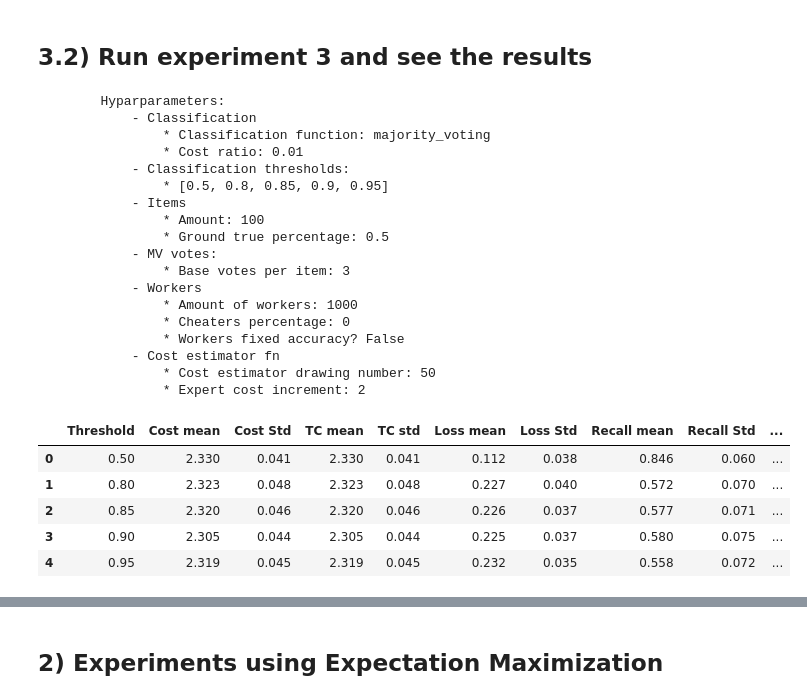
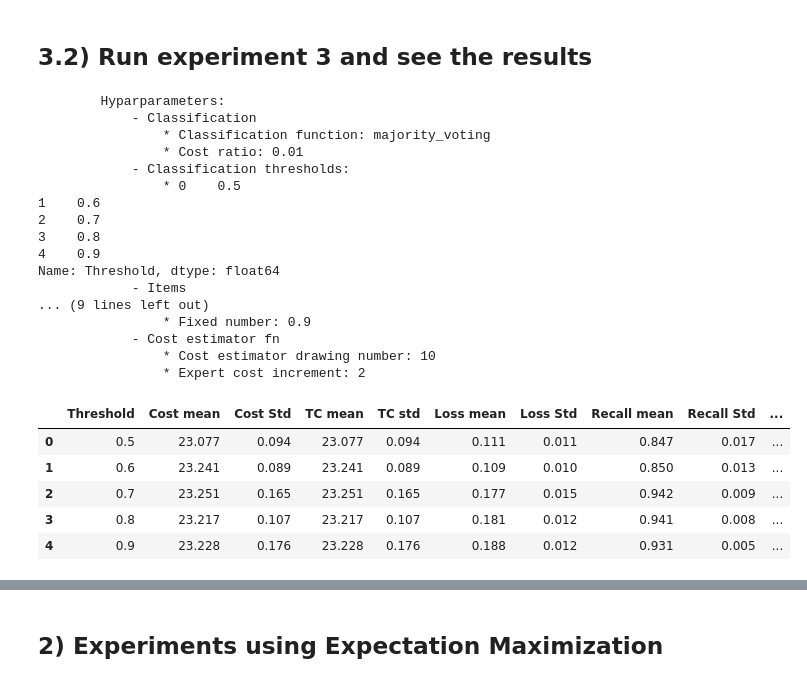
Before and after one commit to pmaglione/classification_model, a Jupyter notebook: main_algorithm_with_experiments.ipynb, the cells around one changed output, grey strips where cells are left out. Drawn from its saved outputs; the diff is of its cells as text; code cells hidden in the pictures.

```diff
--- a/main_algorithm_with_experiments.ipynb
+++ b/main_algorithm_with_experiments.ipynb
@@ -86,28 +87,28 @@ To toggle on/off the raw code, click <a href="javascript:code_toggle()">here</a>
 # %%
 #main
 cf = majority_voting
-cr = .01 #ratio 1:100
+#cr = .01 #ratio 1:100 #evaluate multiple crs
 base_votes_per_item = 3
 
 #cost estimator
-drawing_simulations_amount = 50
+drawing_simulations_amount = 10
 expert_cost_increment = 2
 
 #crowd
-workers_num = 1000
+workers_num = 1000 #fixed number
 z = 0 #% cheaters
-base_workers_acc = .8
+base_workers_acc = .5
 fixed_acc = False
 fixed_workers_acc = .9
 
 
 #ground truth
-items_num = 100
+items_num = 1000
 data_true_percentage = .5
 
 #experiment
-iterations_per_ct = 50
-cts = [.5, .8, .85, .9, .95] #classification thresholds
+iterations_per_ct = 10
+cts = [.5, .6, .7, .8, .9] #classification thresholds
 # %%
 columns = ["Cost mean","Cost Std", "TC mean", "TC std", "Loss mean", "Loss Std", "Recall mean", "Recall Std", "Precision mean", "Precision Std"]
 pdColumns = ["Threshold"] + columns
@@ -564,34 +604,33 @@ def run_experiment_3():
 # %% [markdown]
 ## 3.2) Run experiment 3 and see the results
 # %%
-alg_utils.print_hyperparameters(cf, cr,base_votes_per_item, drawing_simulations_amount, expert_cost_increment, workers_num, z, fixed_acc, items_num, data_true_percentage, iterations_per_ct, cts)
+alg_utils.print_hyperparameters(cf, cr,base_votes_per_item, drawing_simulations_amount, expert_cost_increment, workers_num, z, fixed_acc, base_workers_acc, fixed_workers_acc, items_num, data_true_percentage, iterations_per_ct, cts)
 results_mv_break_tie = run_experiment_3()
 
 #table
-pd.DataFrame(results_mv_break_tie, columns=pdColumns).to_csv('results/mv_break_tie.csv', index=False)
+pd.DataFrame(results_mv_break_tie, columns=pdColumns).to_csv('results/mv_break_tie_it10_cr01.csv', index=False)
 pd.DataFrame(results_mv_break_tie, columns=pdColumns)
 # %% [output]
         Hyparparameters:
             - Classification
                 * Classification function: majority_voting
                 * Cost ratio: 0.01
             - Classification thresholds:
-                * [0.5, 0.8, 0.85, 0.9, 0.95]
+                * 0    0.5
+1    0.6
+2    0.7
+3    0.8
+4    0.9
+Name: Threshold, dtype: float64
             - Items
-                * Amount: 100
-                * Ground true percentage: 0.5
-            - MV votes:
-                * Base votes per item: 3
-            - Workers
-                * Amount of workers: 1000
-                * Cheaters percentage: 0
-                * Workers fixed accuracy? False
+... (9 lines left out)
+                * Fixed number: 0.9
             - Cost estimator fn
-                * Cost estimator drawing number: 50
+                * Cost estimator drawing number: 10
                 * Expert cost increment: 2
 |  | Threshold | Cost mean | Cost Std | TC mean | TC std | Loss mean | Loss Std | Recall mean | Recall Std | ... |
-| 0 | 0.50 | 2.330 | 0.041 | 2.330 | 0.041 | 0.112 | 0.038 | 0.846 | 0.060 | ... |
-| 1 | 0.80 | 2.323 | 0.048 | 2.323 | 0.048 | 0.227 | 0.040 | 0.572 | 0.070 | ... |
-| 2 | 0.85 | 2.320 | 0.046 | 2.320 | 0.046 | 0.226 | 0.037 | 0.577 | 0.071 | ... |
-| 3 | 0.90 | 2.305 | 0.044 | 2.305 | 0.044 | 0.225 | 0.037 | 0.580 | 0.075 | ... |
-| 4 | 0.95 | 2.319 | 0.045 | 2.319 | 0.045 | 0.232 | 0.035 | 0.558 | 0.072 | ... |
+| 0 | 0.5 | 23.077 | 0.094 | 23.077 | 0.094 | 0.111 | 0.011 | 0.847 | 0.017 | ... |
+| 1 | 0.6 | 23.241 | 0.089 | 23.241 | 0.089 | 0.109 | 0.010 | 0.850 | 0.013 | ... |
+| 2 | 0.7 | 23.251 | 0.165 | 23.251 | 0.165 | 0.177 | 0.015 | 0.942 | 0.009 | ... |
+| 3 | 0.8 | 23.217 | 0.107 | 23.217 | 0.107 | 0.181 | 0.012 | 0.941 | 0.008 | ... |
+| 4 | 0.9 | 23.228 | 0.176 | 23.228 | 0.176 | 0.188 | 0.012 | 0.931 | 0.005 | ... |
```
Also changed, not shown: parts of 17 cells of this notebook, 20 other files.
